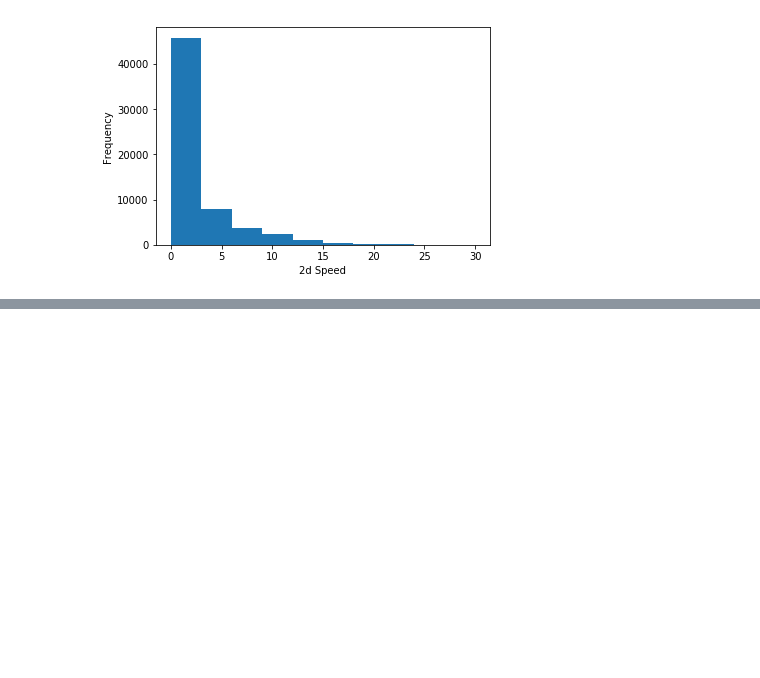
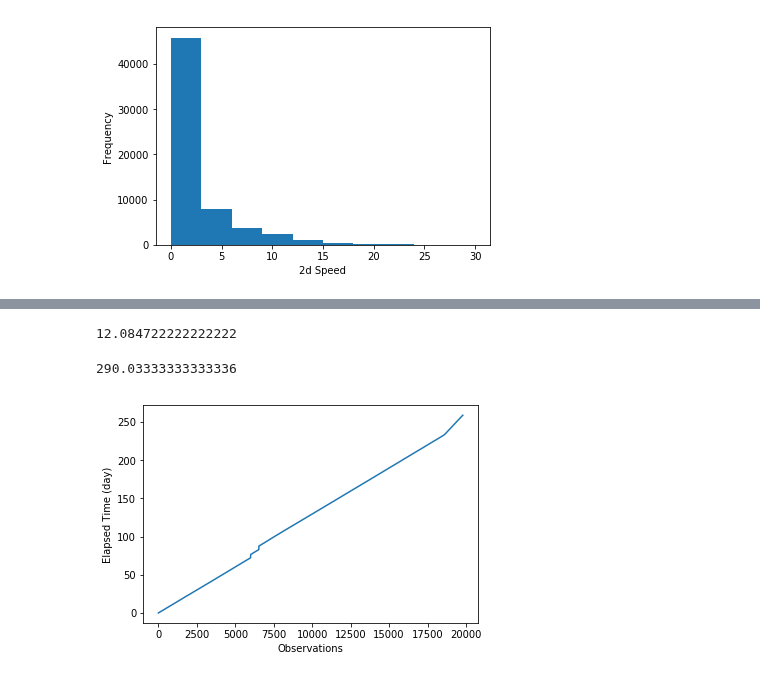
Before and after one commit to udaytak/Edx_PythonForResearch, a Jupyter notebook: 4_21. Case Study - Birds Tracking.ipynb, the cells around one changed output, grey strips where cells are left out. Drawn from its saved outputs; the diff is of its cells as text; code cells hidden in the pictures; blank space fills up the shorter version.

Commit message:
4.2.4. Using Datetime

```diff
--- a/4_21. Case Study - Birds Tracking.ipynb
+++ b/4_21. Case Study - Birds Tracking.ipynb
@@ -210,0 +265,4 @@ plt.savefig("pd_bird_hist.pdf")
+# %%
+timestamps = []
+for k in range(len(birddata)):
+    timestamps.append(datetime.datetime.strptime(birddata.date_time.iloc[k][:-3], "%Y-%m-%d %H:%M:%S"))
@@ -210,0 +277,4 @@ plt.savefig("pd_bird_hist.pdf")
+# %%
+#construct a pandas series object to insert timestamp from python list into object
+
+birddata['timestamp'] = pd.Series(timestamps, index = birddata.index) #specify index to match index of birddata
@@ -210,0 +294,6 @@ plt.savefig("pd_bird_hist.pdf")
+# %%
+#create a list that captures the amount of time that has elapsed since the beginning of data collections
+
+times = birddata.timestamp[birddata.bird_name == 'Eric']
+elapsed_time = [time - times[0] for time in times]
+elapsed_time [0]
@@ -210,0 +306,16 @@ plt.savefig("pd_bird_hist.pdf")
+# %%
+elapsed_time [1000]/datetime.timedelta(days=1)
+# %% [output]
+12.084722222222222
+# %%
+elapsed_time [1000]/datetime.timedelta(hours=1)
+# %% [output]
+290.03333333333336
+# %%
+plt.plot(np.array(elapsed_time)/datetime.timedelta(days = 1))
+plt.xlabel('Observations')
+plt.ylabel('Elapsed Time (day)')
+plt.savefig('birds_info by timeplot.pdf')
+plt.show() #time pass is same
+# %% [output]
+[figure, added]
```
Also changed, not shown: parts of 21 cells of this notebook, 1 other file.
